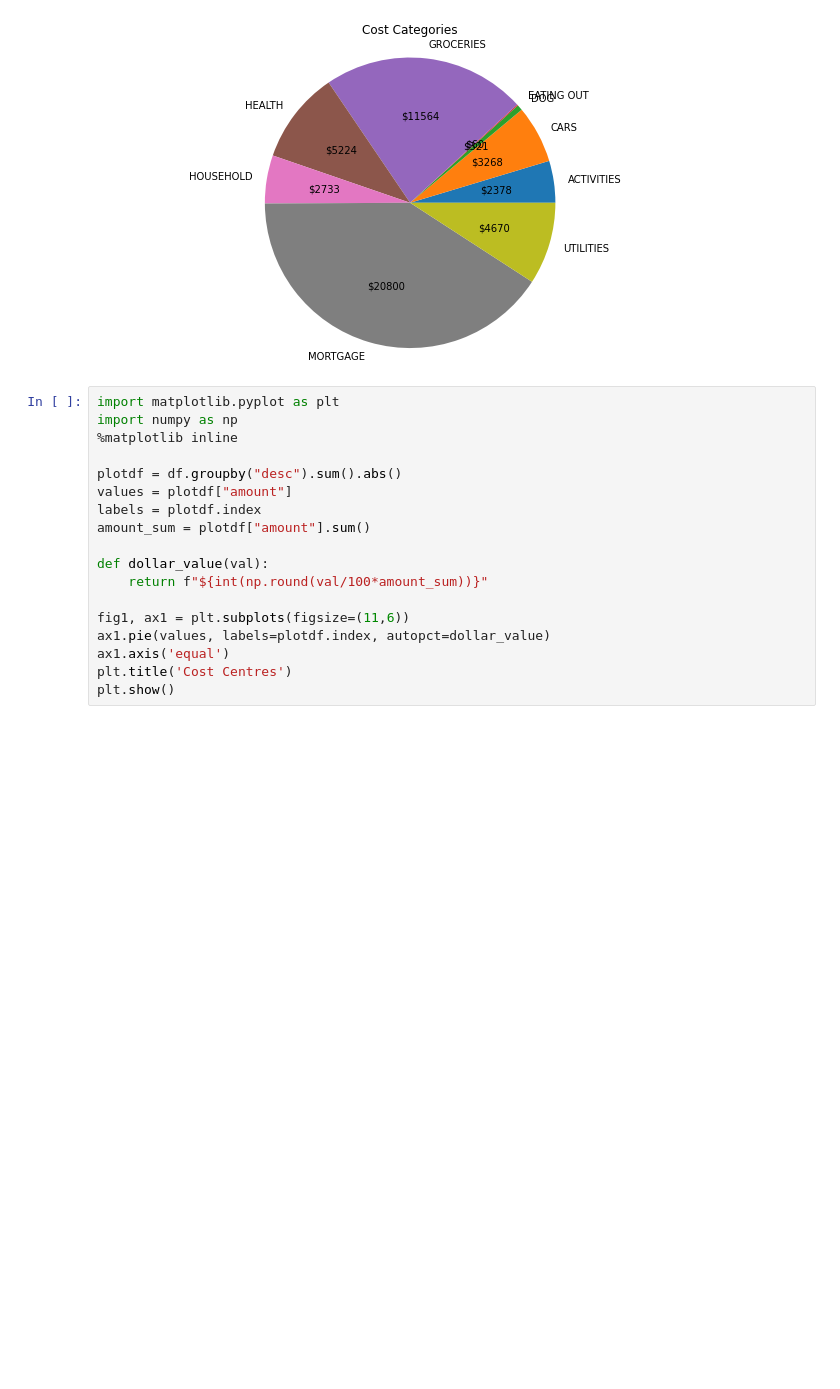
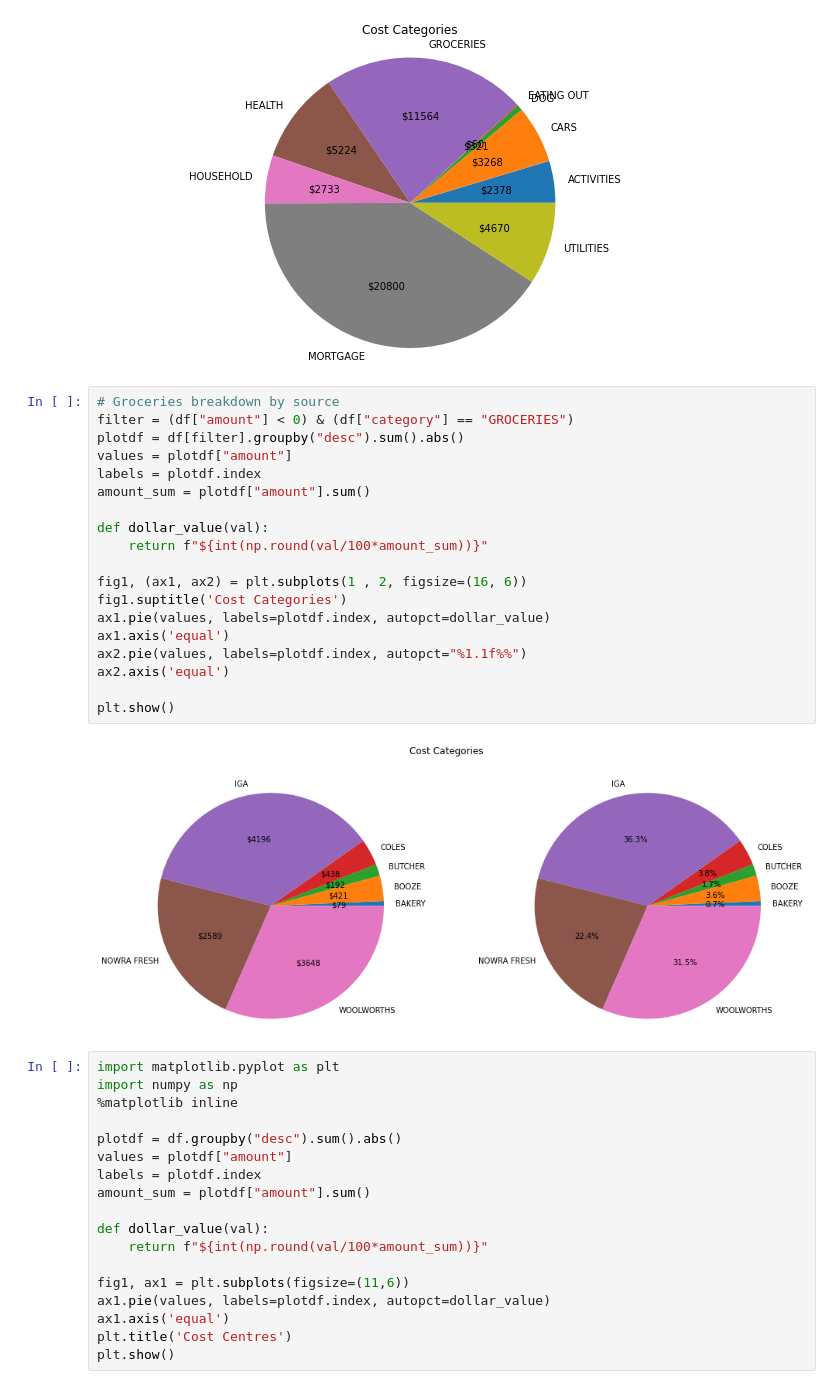
Before and after one commit to mikedonnici/dev, a Jupyter notebook: datasci/dataquest/python/household-finances.ipynb, the cells around one changed output. Drawn from its saved outputs; the diff is of its cells as text; blank space fills up the shorter version.

```diff
--- a/datasci/dataquest/python/household-finances.ipynb
+++ b/datasci/dataquest/python/household-finances.ipynb
@@ -162,6 +179,27 @@ plt.title('Cost Categories')
 plt.show()
 # %% [output]
 [figure]
+# %%
+# Groceries breakdown by source
+filter = (df["amount"] < 0) & (df["category"] == "GROCERIES")
+plotdf = df[filter].groupby("desc").sum().abs()
+values = plotdf["amount"]
+labels = plotdf.index
+amount_sum = plotdf["amount"].sum()
+
+def dollar_value(val):
+    return f"${int(np.round(val/100*amount_sum))}"
+
+fig1, (ax1, ax2) = plt.subplots(1 , 2, figsize=(16, 6))
+fig1.suptitle('Cost Categories')
+ax1.pie(values, labels=plotdf.index, autopct=dollar_value)
+ax1.axis('equal')
+ax2.pie(values, labels=plotdf.index, autopct="%1.1f%%")
+ax2.axis('equal')
+
+plt.show()
+# %% [output]
+[figure, added]
 # %%
 import matplotlib.pyplot as plt
 import numpy as np
```
Also changed, not shown: parts of 2 cells of this notebook.
